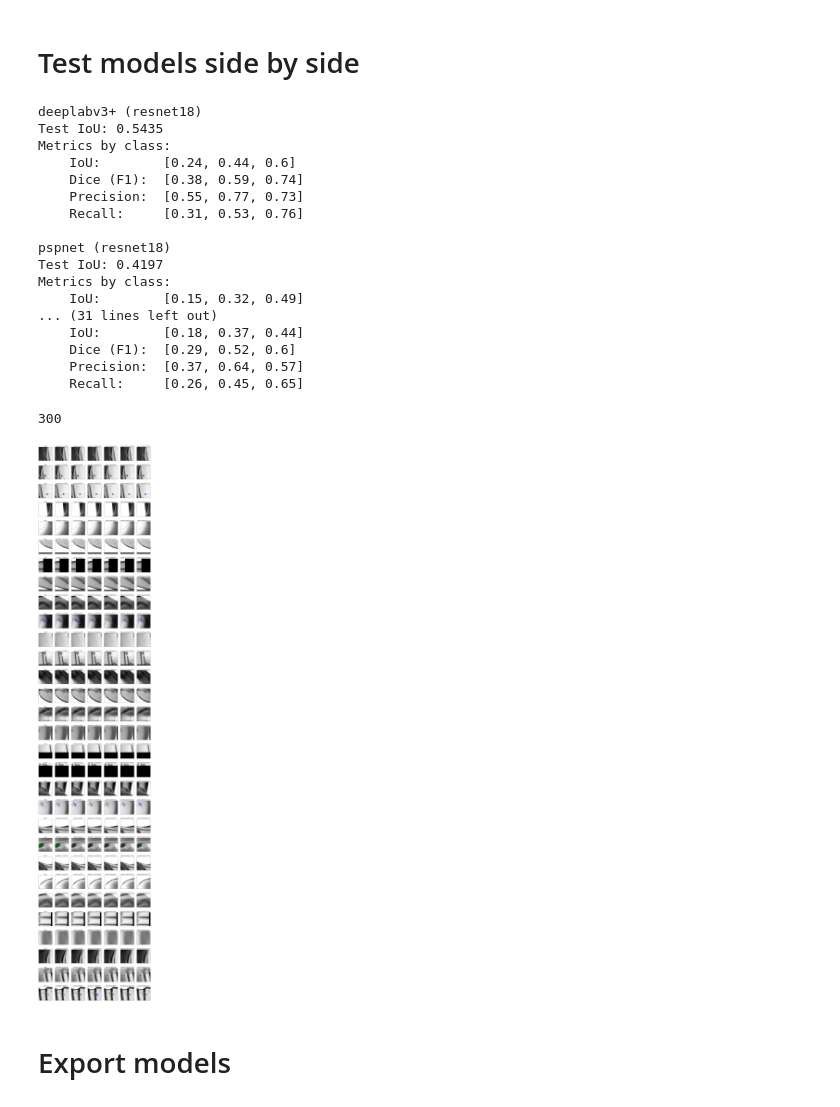
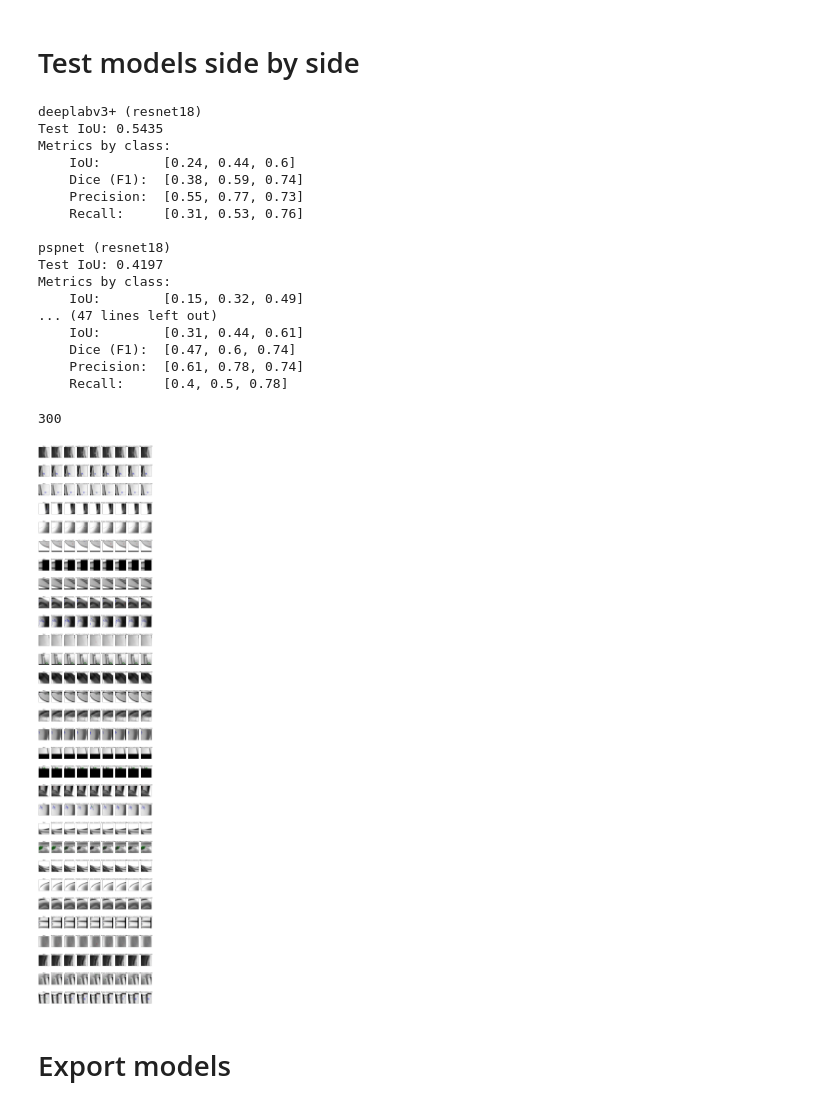
Before and after one commit to karalius32/uzduotis1, a Jupyter notebook: pytorch igel/test_model.ipynb, the cells around one changed output. Cells and saved outputs as stored; diff of their text form; code cells hidden in the pictures.

```diff
--- a/pytorch igel/test_model.ipynb
+++ b/pytorch igel/test_model.ipynb
@@ -168,10 +198,12 @@ def read_images(dir_path, normalization=255):
 
 
 models = []
-titles = ["deeplabv3+ (resnet18)", "pspnet (resnet18)", "deeplabv3+ (mobilenetv3)", "pspnet (mobilenetv3)", "deeplab (mobilevitv2-050)", "pspnet (mobilevitv2-100)"]
-models_names = ["deeplab_resnet18_290.pth", "pspnet_resnet18_300.pth", "deeplab_mobilenet_300.pth", "pspnet_mobilenet_300.pth", "deeplab_vit_300.pth", "pspnet_vit_300.pth"]
-decoders = ["deeplabv3plus", "pspnet"] * 3
-encoders = ["resnet18", "resnet18", "timm-mobilenetv3_small_100", "timm-mobilenetv3_small_100", "tu-mobilevitv2_050", "tu-mobilevitv2_100"]
+titles = ["deeplabv3+ (resnet18)", "pspnet (resnet18)", "deeplabv3+ (mobilenetv3)",
+          "pspnet (mobilenetv3)", "deeplab (mobilevitv2-050)", "pspnet (mobilevitv2-100)", "deeplabv3+ (mobilevitv2-100)", "manet (mobilevitv2-100)"]
+models_names = ["deeplab_resnet18_290.pth", "pspnet_resnet18_300.pth", "deeplab_mobilenet_300.pth",
+                "pspnet_mobilenet_300.pth", "deeplab_vit_300.pth", "pspnet_vit_300.pth", "deeplab_vit100_300.pth", "manet_vit100_300.pth"]
+decoders = ["deeplabv3plus", "pspnet", "deeplabv3plus", "pspnet", "deeplabv3plus", "pspnet", "deeplabv3plus", "manet"]
+encoders = ["resnet18", "resnet18", "timm-mobilenetv3_small_100", "timm-mobilenetv3_small_100", "tu-mobilevitv2_050", "tu-mobilevitv2_100", "tu-mobilevitv2_100", "tu-mobilevitv2_100"]
 for model_name, decoder, encoder in zip(models_names, decoders, encoders):
     model = model_loader.SegmentationModel(decoder, encoder, 3, True)
     model.load_state_dict(torch.load(os.path.join("checkpoints", "testing", model_name)))
@@ -208,15 +240,15 @@ pspnet (resnet18)
 Test IoU: 0.4197
 Metrics by class:
     IoU:        [0.15, 0.32, 0.49]
-... (31 lines left out)
-    IoU:        [0.18, 0.37, 0.44]
-    Dice (F1):  [0.29, 0.52, 0.6]
-    Precision:  [0.37, 0.64, 0.57]
-    Recall:     [0.26, 0.45, 0.65]
+... (47 lines left out)
+    IoU:        [0.31, 0.44, 0.61]
+    Dice (F1):  [0.47, 0.6, 0.74]
+    Precision:  [0.61, 0.78, 0.74]
+    Recall:     [0.4, 0.5, 0.78]
 # %%
 n = 300
-predictions = [[], [], [], [], [], []]
-for model, i in zip(models, range(6)):
+predictions = [[], [], [], [], [], [], [], []]
+for model, i in zip(models, range(n)):
     for image, _ in zip(images[:n], masks[:n]):
         model.dont_slice = True
         output = model(image.unsqueeze(0))
@@ -228,22 +260,23 @@ len(predictions[0])
 300
 # %%
 n = 300
+m = 9 # model count + 1
 indices = np.arange(0, n, 10)
-fig, axis = plt.subplots(len(indices), 7, figsize=(24, len(indices)*4))
+fig, axis = plt.subplots(len(indices), m, figsize=(24, len(indices)*4))
 for row, i in zip(axis, indices):
     for ax in row:
         ax.imshow(images[i].squeeze(0).cpu().detach(), alpha=1, cmap="gray")
         ax.set_xticks([])
         ax.set_yticks([])
     row[0].imshow(masks[i].squeeze(0).cpu().detach(), alpha=0.5, vmax=3, interpolation="nearest", cmap=ListedColormap(((0, 0, 0, 0), ("red"), ("green"), ("blue"))))
     row[0].set_title("Mask")
-    for j, title in zip(range(1, 7), titles):
+    for j, title in zip(range(1, m), titles):
         row[j].imshow(predictions[j-1][i].squeeze(0).cpu().detach(), alpha=0.5, vmax=3, interpolation="nearest", cmap=ListedColormap(((0, 0, 0, 0), ("red"), ("green"), ("blue"))))
         row[j].set_title(title)
 
 plt.show()
 # %% [output]
-[figure, old version]
+[figure, new version]
 # %% [markdown]
 # Export models
 # %%
```
Also changed, not shown: parts of 2 cells of this notebook, 16 other files.
